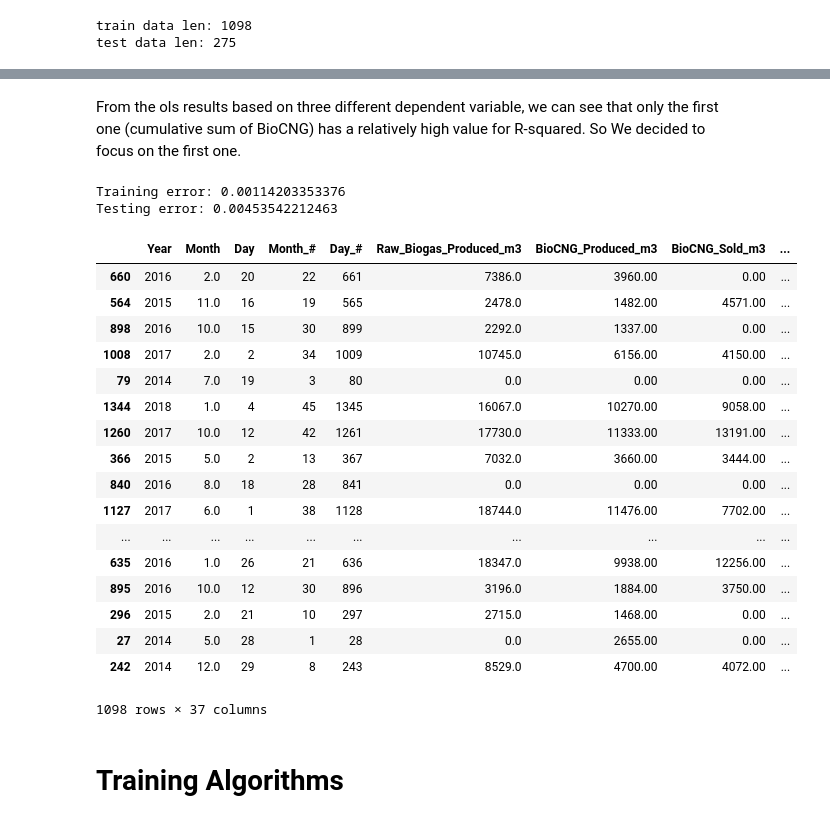
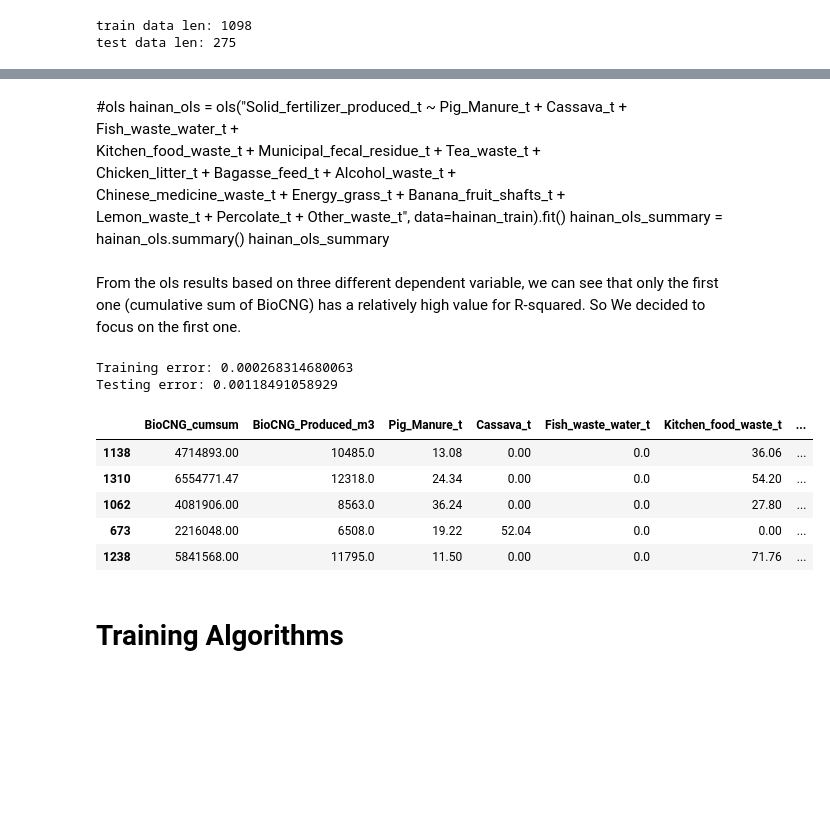
Before and after one commit to Victoria3467/BioDigest, a Jupyter notebook: Hainan/Hainan_toymodel.ipynb, the cells around one changed output, grey strips where cells are left out. Cells and saved outputs as stored; diff of their text form; code cells hidden in the pictures; blank space fills up the shorter version.

```diff
--- a/Hainan/Hainan_toymodel.ipynb
+++ b/Hainan/Hainan_toymodel.ipynb
@@ -37,5 +37,13 @@ hainan = hainan[np.isfinite(hainan['Percolate_t'])]
 hainan = hainan.replace(' ',0)
 hainan = hainan.replace('',0)
 hainan = hainan.replace('  ',0)
-hainan.columns
+hainan = hainan.drop(['Year', 'Month', 'Day', 'Month_#', 'Day_#', 'Raw_Biogas_Produced_m3', 'BioCNG_Sold_m3', 'Vehicle_use_m3',
+       'Liquid_Fertilizer_Produced_t', 'Solid_fertilizer_produced_t',
+       'Wastewater_flow_to_WWTP_unit?', 'Solid_residues_kg','50%_NaOH/kg', 'FeCl2/kg', 'PAM/kg',
+       'Defoamer/kg', 'Project_electricity_use/kWh',
+       'Office_space_electricity_use/kWh', 'Water/m3', 'Diesel/L'], axis=1)
+sumcum = hainan['BioCNG_cumsum']
+hainan.drop(labels=['BioCNG_cumsum'], axis=1,inplace = True)
+hainan.insert(0, 'BioCNG_cumsum', sumcum)
+hainan.head()
 # %% [output]
@@ -118,9 +105,0 @@ OLS Regression Results
-# %%
-#ols
-hainan_ols = ols("Liquid_Fertilizer_Produced_t ~ Pig_Manure_t + Cassava_t + Fish_waste_water_t +\
-                    Kitchen_food_waste_t + Municipal_fecal_residue_t + Tea_waste_t +\
-                    Chicken_litter_t + Bagasse_feed_t + Alcohol_waste_t +\
-                    Chinese_medicine_waste_t + Energy_grass_t + Banana_fruit_shafts_t +\
-                    Lemon_waste_t + Percolate_t + Other_waste_t", data=hainan_train).fit()
-hainan_ols_summary = hainan_ols.summary()
-hainan_ols_summary
@@ -159,9 +105,0 @@ OLS Regression Results
-# %%
-#ols
-hainan_ols = ols("Solid_fertilizer_produced_t ~ Pig_Manure_t + Cassava_t + Fish_waste_water_t +\
-                    Kitchen_food_waste_t + Municipal_fecal_residue_t + Tea_waste_t +\
-                    Chicken_litter_t + Bagasse_feed_t + Alcohol_waste_t +\
-                    Chinese_medicine_waste_t + Energy_grass_t + Banana_fruit_shafts_t +\
-                    Lemon_waste_t + Percolate_t + Other_waste_t", data=hainan_train).fit()
-hainan_ols_summary = hainan_ols.summary()
-hainan_ols_summary
@@ -200,56 +106,53 @@ OLS Regression Results
+# %% [markdown]
+#ols
+hainan_ols = ols("Solid_fertilizer_produced_t ~ Pig_Manure_t + Cassava_t + Fish_waste_water_t +\
+                    Kitchen_food_waste_t + Municipal_fecal_residue_t + Tea_waste_t +\
+                    Chicken_litter_t + Bagasse_feed_t + Alcohol_waste_t +\
+                    Chinese_medicine_waste_t + Energy_grass_t + Banana_fruit_shafts_t +\
+                    Lemon_waste_t + Percolate_t + Other_waste_t", data=hainan_train).fit()
+hainan_ols_summary = hainan_ols.summary()
+hainan_ols_summary
 # %% [markdown]
 From the ols results based on three different dependent variable, we can see that only the first one (cumulative sum of BioCNG) has a relatively high value for R-squared. So We decided to focus on the first one.
 # %%
 # Predict on the training data
 X_train = hainan_train[['Pig_Manure_t',
        'Cassava_t', 'Fish_waste_water_t', 'Kitchen_food_waste_t',
        'Municipal_fecal_residue_t', 'Tea_waste_t', 'Chicken_litter_t',
        'Bagasse_feed_t', 'Alcohol_waste_t', 'Chinese_medicine_waste_t',
        'Energy_grass_t', 'Banana_fruit_shafts_t', 'Lemon_waste_t',
        'Percolate_t', 'Other_waste_t']]
 y_train = hainan_train.BioCNG_cumsum
 y_pred_train = hainan_ols.predict(X_train)
 
 # Compute the root-mean-square of training data
 rms_train = np.sqrt(mean_squared_error(y_train, y_pred_train))
 print('Training error:',rms_train/sum(y_train))
 
 # Predict on the test data
 X_test = hainan_test[['Pig_Manure_t',
        'Cassava_t', 'Fish_waste_water_t', 'Kitchen_food_waste_t',
        'Municipal_fecal_residue_t', 'Tea_waste_t', 'Chicken_litter_t',
        'Bagasse_feed_t', 'Alcohol_waste_t', 'Chinese_medicine_waste_t',
        'Energy_grass_t', 'Banana_fruit_shafts_t', 'Lemon_waste_t',
        'Percolate_t', 'Other_waste_t']]
 y_test = hainan_test.BioCNG_cumsum
 y_pred_test = hainan_ols.predict(X_test)
 
 # Compute the root-mean-square of test data
 rms_test = np.sqrt(mean_squared_error(y_test, y_pred_test))
 print('Testing error:',rms_test/sum(y_test))
 
-hainan_train
+hainan_train.head()
 # %% [output]
-Training error: 0.00114203353376
-Testing error: 0.00453542212463
+Training error: 0.000268314680063
+Testing error: 0.00118491058929
-|  | Year | Month | Day | Month_# | Day_# | Raw_Biogas_Produced_m3 | BioCNG_Produced_m3 | BioCNG_Sold_m3 | ... |
-| 660 | 2016 | 2.0 | 20 | 22 | 661 | 7386.0 | 3960.00 | 0.00 | ... |
-| 564 | 2015 | 11.0 | 16 | 19 | 565 | 2478.0 | 1482.00 | 4571.00 | ... |
-| 898 | 2016 | 10.0 | 15 | 30 | 899 | 2292.0 | 1337.00 | 0.00 | ... |
-| 1008 | 2017 | 2.0 | 2 | 34 | 1009 | 10745.0 | 6156.00 | 4150.00 | ... |
-| 79 | 2014 | 7.0 | 19 | 3 | 80 | 0.0 | 0.00 | 0.00 | ... |
-| 1344 | 2018 | 1.0 | 4 | 45 | 1345 | 16067.0 | 10270.00 | 9058.00 | ... |
-| 1260 | 2017 | 10.0 | 12 | 42 | 1261 | 17730.0 | 11333.00 | 13191.00 | ... |
-| 366 | 2015 | 5.0 | 2 | 13 | 367 | 7032.0 | 3660.00 | 3444.00 | ... |
-| 840 | 2016 | 8.0 | 18 | 28 | 841 | 0.0 | 0.00 | 0.00 | ... |
-| 1127 | 2017 | 6.0 | 1 | 38 | 1128 | 18744.0 | 11476.00 | 7702.00 | ... |
-| ... | ... | ... | ... | ... | ... | ... | ... | ... | ... |
-| 635 | 2016 | 1.0 | 26 | 21 | 636 | 18347.0 | 9938.00 | 12256.00 | ... |
-| 895 | 2016 | 10.0 | 12 | 30 | 896 | 3196.0 | 1884.00 | 3750.00 | ... |
-| 296 | 2015 | 2.0 | 21 | 10 | 297 | 2715.0 | 1468.00 | 0.00 | ... |
-| 27 | 2014 | 5.0 | 28 | 1 | 28 | 0.0 | 2655.00 | 0.00 | ... |
-| 242 | 2014 | 12.0 | 29 | 8 | 243 | 8529.0 | 4700.00 | 4072.00 | ... |
+|  | BioCNG_cumsum | BioCNG_Produced_m3 | Pig_Manure_t | Cassava_t | Fish_waste_water_t | Kitchen_food_waste_t | ... |
+| 1138 | 4714893.00 | 10485.0 | 13.08 | 0.00 | 0.0 | 36.06 | ... |
+| 1310 | 6554771.47 | 12318.0 | 24.34 | 0.00 | 0.0 | 54.20 | ... |
+| 1062 | 4081906.00 | 8563.0 | 36.24 | 0.00 | 0.0 | 27.80 | ... |
+| 673 | 2216048.00 | 6508.0 | 19.22 | 52.04 | 0.0 | 0.00 | ... |
+| 1238 | 5841568.00 | 11795.0 | 11.50 | 0.00 | 0.0 | 71.76 | ... |
-1098 rows × 37 columns
 # %% [markdown]
 # Training Algorithms
 # %% [markdown]
```
Also changed, not shown: parts of 29 cells of this notebook.
